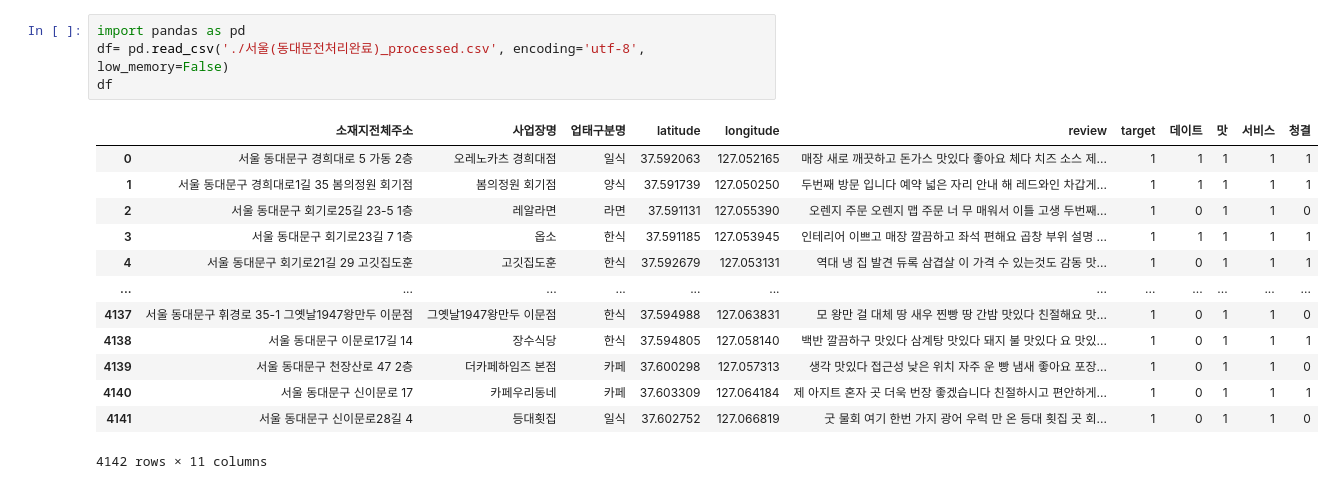
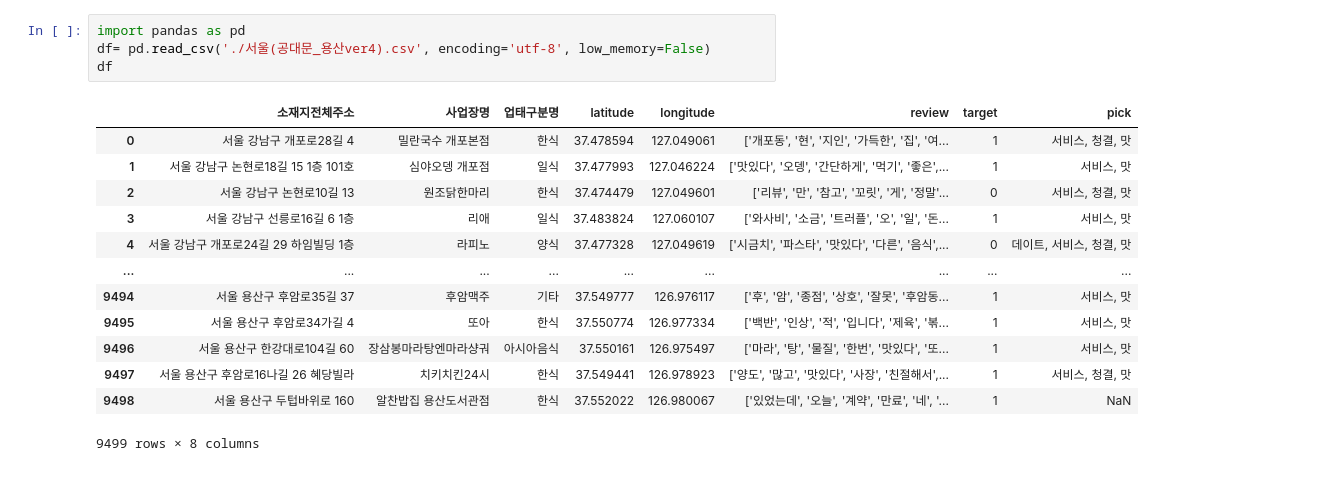
Before and after one commit to KHB2937/Self_Study, a Jupyter notebook: 모델깎기.ipynb, the cells around one changed output. Cells and saved outputs as stored; diff of their text form.

```diff
--- a/모델깎기.ipynb
+++ b/모델깎기.ipynb
@@ -1,18 +1,18 @@
 # %%
 import pandas as pd
-df= pd.read_csv('./서울(동대문전처리완료)_processed.csv', encoding='utf-8', low_memory=False)
+df= pd.read_csv('./서울(공대문_용산ver4).csv', encoding='utf-8', low_memory=False)
 df
 # %% [output]
-|  | 소재지전체주소 | 사업장명 | 업태구분명 | latitude | longitude | review | target | 데이트 | 맛 | 서비스 | 청결 |
-| 0 | 서울 동대문구 경희대로 5 가동 2층 | 오레노카츠 경희대점 | 일식 | 37.592063 | 127.052165 | 매장 새로 깨끗하고 돈가스 맛있다 좋아요 체다 치즈 소스 제... | 1 | 1 | 1 | 1 | 1 |
-| 1 | 서울 동대문구 경희대로1길 35 봄의정원 회기점 | 봄의정원 회기점 | 양식 | 37.591739 | 127.050250 | 두번째 방문 입니다 예약 넓은 자리 안내 해 레드와인 차갑게... | 1 | 1 | 1 | 1 | 1 |
-| 2 | 서울 동대문구 회기로25길 23-5 1층 | 레알라면 | 라면 | 37.591131 | 127.055390 | 오렌지 주문 오렌지 맵 주문 너 무 매워서 이틀 고생 두번째... | 1 | 0 | 1 | 1 | 0 |
-| 3 | 서울 동대문구 회기로23길 7 1층 | 옵소 | 한식 | 37.591185 | 127.053945 | 인테리어 이쁘고 매장 깔끔하고 좌석 편해요 곱창 부위 설명 ... | 1 | 1 | 1 | 1 | 1 |
-| 4 | 서울 동대문구 회기로21길 29 고깃집도훈 | 고깃집도훈 | 한식 | 37.592679 | 127.053131 | 역대 냉 집 발견 듀록 삼겹살 이 가격 수 있는것도 감동 맛... | 1 | 0 | 1 | 1 | 1 |
-| ... | ... | ... | ... | ... | ... | ... | ... | ... | ... | ... | ... |
-| 4137 | 서울 동대문구 휘경로 35-1 그옛날1947왕만두 이문점 | 그옛날1947왕만두 이문점 | 한식 | 37.594988 | 127.063831 | 모 왕만 걸 대체 땅 새우 찐빵 땅 간밤 맛있다 친절해요 맛... | 1 | 0 | 1 | 1 | 0 |
-| 4138 | 서울 동대문구 이문로17길 14 | 장수식당 | 한식 | 37.594805 | 127.058140 | 백반 깔끔하구 맛있다 삼계탕 맛있다 돼지 불 맛있다 요 맛있... | 1 | 0 | 1 | 1 | 1 |
-| 4139 | 서울 동대문구 천장산로 47 2층 | 더카페하임즈 본점 | 카페 | 37.600298 | 127.057313 | 생각 맛있다 접근성 낮은 위치 자주 운 빵 냄새 좋아요 포장... | 1 | 0 | 1 | 1 | 0 |
-| 4140 | 서울 동대문구 신이문로 17 | 카페우리동네 | 카페 | 37.603309 | 127.064184 | 제 아지트 혼자 곳 더욱 번장 좋겠습니다 친절하시고 편안하게... | 1 | 0 | 1 | 1 | 1 |
-| 4141 | 서울 동대문구 신이문로28길 4 | 등대횟집 | 일식 | 37.602752 | 127.066819 | 굿 물회 여기 한번 가지 광어 우럭 만 온 등대 횟집 곳 회... | 1 | 0 | 1 | 1 | 0 |
+|  | 소재지전체주소 | 사업장명 | 업태구분명 | latitude | longitude | review | target | pick |
+| 0 | 서울 강남구 개포로28길 4 | 밀란국수 개포본점 | 한식 | 37.478594 | 127.049061 | ['개포동', '현', '지인', '가득한', '집', '여... | 1 | 서비스, 청결, 맛 |
+| 1 | 서울 강남구 논현로18길 15 1층 101호 | 심야오뎅 개포점 | 일식 | 37.477993 | 127.046224 | ['맛있다', '오뎅', '간단하게', '먹기', '좋은',... | 1 | 서비스, 맛 |
+| 2 | 서울 강남구 논현로10길 13 | 원조닭한마리 | 한식 | 37.474479 | 127.049601 | ['리뷰', '만', '참고', '꼬릿', '게', '정말'... | 0 | 서비스, 청결, 맛 |
+| 3 | 서울 강남구 선릉로16길 6 1층 | 리애 | 일식 | 37.483824 | 127.060107 | ['와사비', '소금', '트러플', '오', '일', '돈... | 1 | 서비스, 맛 |
+| 4 | 서울 강남구 개포로24길 29 하임빌딩 1층 | 라피노 | 양식 | 37.477328 | 127.049619 | ['시금치', '파스타', '맛있다', '다른', '음식',... | 0 | 데이트, 서비스, 청결, 맛 |
+| ... | ... | ... | ... | ... | ... | ... | ... | ... |
+| 9494 | 서울 용산구 후암로35길 37 | 후암맥주 | 기타 | 37.549777 | 126.976117 | ['후', '암', '종점', '상호', '잘못', '후암동... | 1 | 서비스, 맛 |
+| 9495 | 서울 용산구 후암로34가길 4 | 또아 | 한식 | 37.550774 | 126.977334 | ['백반', '인상', '적', '입니다', '제육', '볶... | 1 | 서비스, 맛 |
+| 9496 | 서울 용산구 한강대로104길 60 | 장삼봉마라탕엔마라샹궈 | 아시아음식 | 37.550161 | 126.975497 | ['마라', '탕', '물질', '한번', '맛있다', '또... | 1 | 서비스, 맛 |
+| 9497 | 서울 용산구 후암로16나길 26 혜당빌라 | 치키치킨24시 | 한식 | 37.549441 | 126.978923 | ['양도', '많고', '맛있다', '사장', '친절해서',... | 1 | 서비스, 청결, 맛 |
+| 9498 | 서울 용산구 두텁바위로 160 | 알찬밥집 용산도서관점 | 한식 | 37.552022 | 126.980067 | ['있었는데', '오늘', '계약', '만료', '네', '... | 1 | NaN |
-4142 rows × 11 columns
+9499 rows × 8 columns
```
Also changed, not shown: parts of 13 cells of this notebook.
